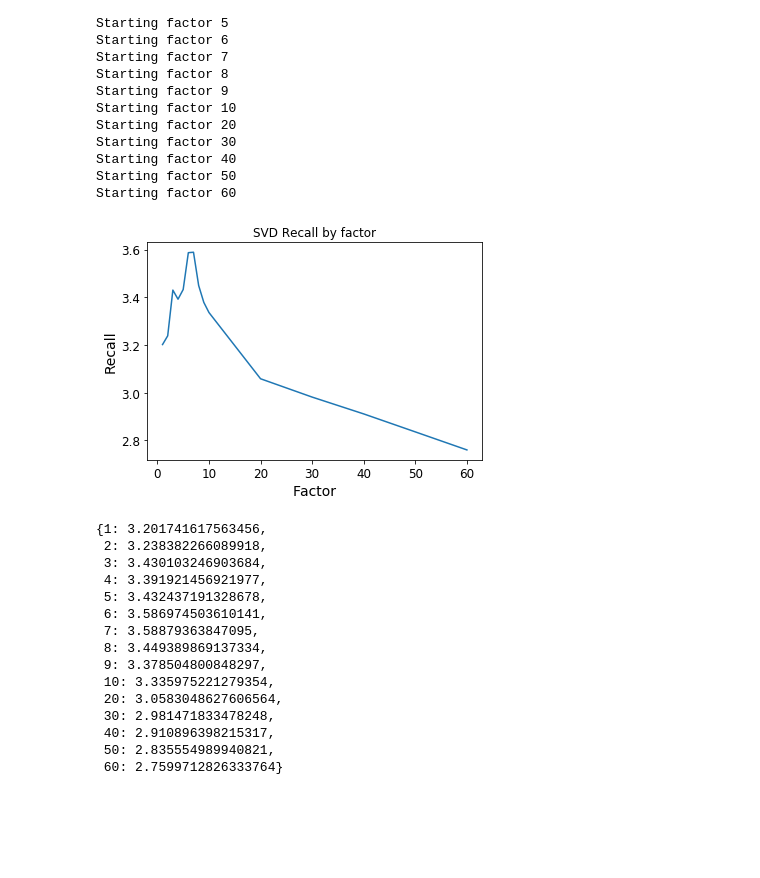
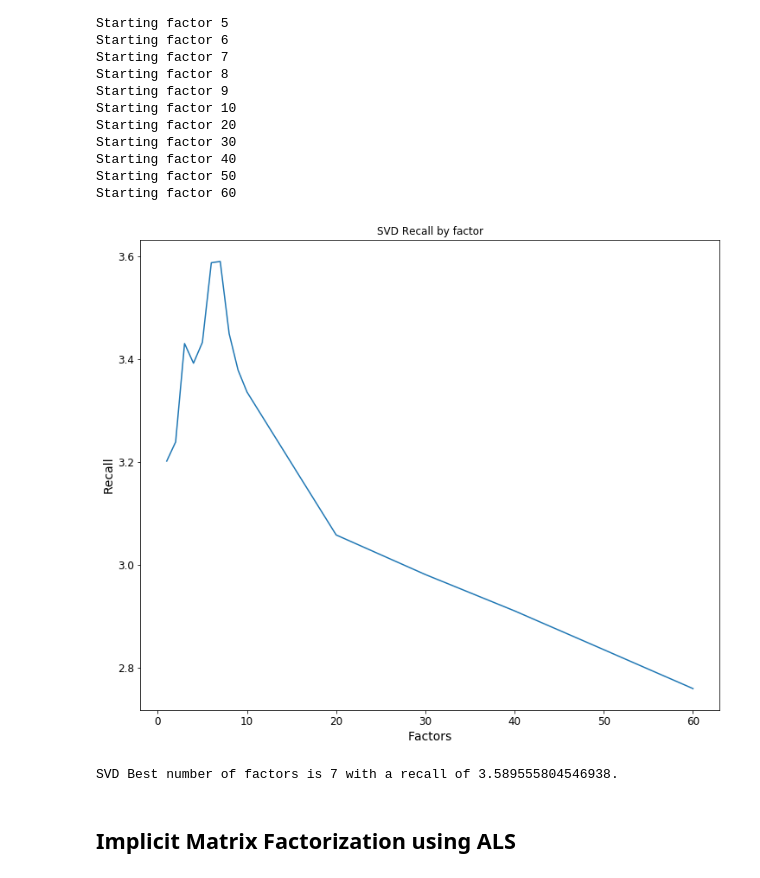
Before and after one commit to dxu15-nic/Instacart_Recommender, a Jupyter notebook: notebooks/Recommender.ipynb, the cells around one changed output. Saved outputs shown, nothing was run; the diff lists cells and outputs as text; code cells hidden in the pictures; blank space fills up the shorter version.

```diff
--- a/notebooks/Recommender.ipynb
+++ b/notebooks/Recommender.ipynb
@@ -381,0 +393,6 @@ memory usage: 410.1+ KB
+# %%
+df_eval['past_products'] = df_eval.apply(past_products, axis=1)
+
+df_eval['new_products'] = df_eval.apply(new_products, axis=1)
+
+df_eval.head()
@@ -382,7 +406,8 @@ memory usage: 410.1+ KB
 # %%
 def recall_popular(row):
-    past_products = set([p_dict[i] for i in utility_matrix[u_dict[row["user_id"]]].indices])  # User's purchase history
-    new_products = set(row['products']) - past_products
+    past_products = set(row['past_products'])
+    new_products = set(row['new_products'])
+
     if len(new_products) == 0:
         return 0
 
@@ -397,13 +422,12 @@ print("Popular recommendations recall: {:.2f}%".format(df_eval.Recall_Top_Recomm
 Popular recommendations recall: 2.62%
 # %%
 def recall_SVD(row):
-    past_products = set([p_dict[i] for i in utility_matrix[u_dict[row["user_id"]]].indices])
-    new_products = set(row['products']) - past_products
+    past_products = set(row['past_products'])
+    new_products = set(row['new_products'])
     if len(new_products) == 0:
         return 0
 
     scores =  user_factors_50[u_dict[row["user_id"]]].dot(product_factors_50)
-
     bought_indices = utility_matrix[u_dict[row["user_id"]]].nonzero()[1]
 
     count = 10 + len(bought_indices)
@@ -427,7 +453,7 @@ The 50 factor SVD performs slightly better than the Baseline Model, but we can t
 # %%
 def recall_SVD_factor(row, user_factors, product_factors):
-    past_products = set([p_dict[i] for i in utility_matrix[u_dict[row["user_id"]]].indices])
-    new_products = set(row['products']) - past_products
+    past_products = set(row['past_products'])
+    new_products = set(row['new_products'])
     if len(new_products) == 0:
         return 0
 
@@ -474,28 +500,19 @@ Starting factor 40
 Starting factor 50
 Starting factor 60
 # %%
+plt.figure(figsize=(12,10))
 plt.plot(SVD_factor_recalls.keys(),SVD_factor_recalls.values())
 plt.ylabel('Recall')
-plt.xlabel('Factor')
+plt.xlabel('Factors')
 plt.title('SVD Recall by factor')
 plt.show()
 # %% [output]
-[figure, old version]
+[figure, new version]
-# %%
-SVD_factor_recalls
-# %% [output]
-{1: 3.201741617563456,
- 2: 3.238382266089918,
- 3: 3.430103246903684,
- 4: 3.391921456921977,
- 5: 3.432437191328678,
- 6: 3.586974503610141,
- 7: 3.58879363847095,
- 8: 3.449389869137334,
- 9: 3.378504800848297,
- 10: 3.335975221279354,
- 20: 3.0583048627606564,
- 30: 2.981471833478248,
- 40: 2.910896398215317,
- 50: 2.835554989940821,
- 60: 2.7599712826333764}
+# %%
+max_recall = max(SVD_factor_recalls.values())
+best_factor = list(SVD_factor_recalls.keys())[list(SVD_factor_recalls.values()).index(max_recall)]
+print("SVD Best number of factors is {} with a recall of {}.".format(best_factor,max_recall))
+# %% [output]
+SVD Best number of factors is 7 with a recall of 3.589555804546938.
+# %% [markdown]
+## Implicit Matrix Factorization using ALS
```
Also changed, not shown: parts of 45 cells of this notebook.
